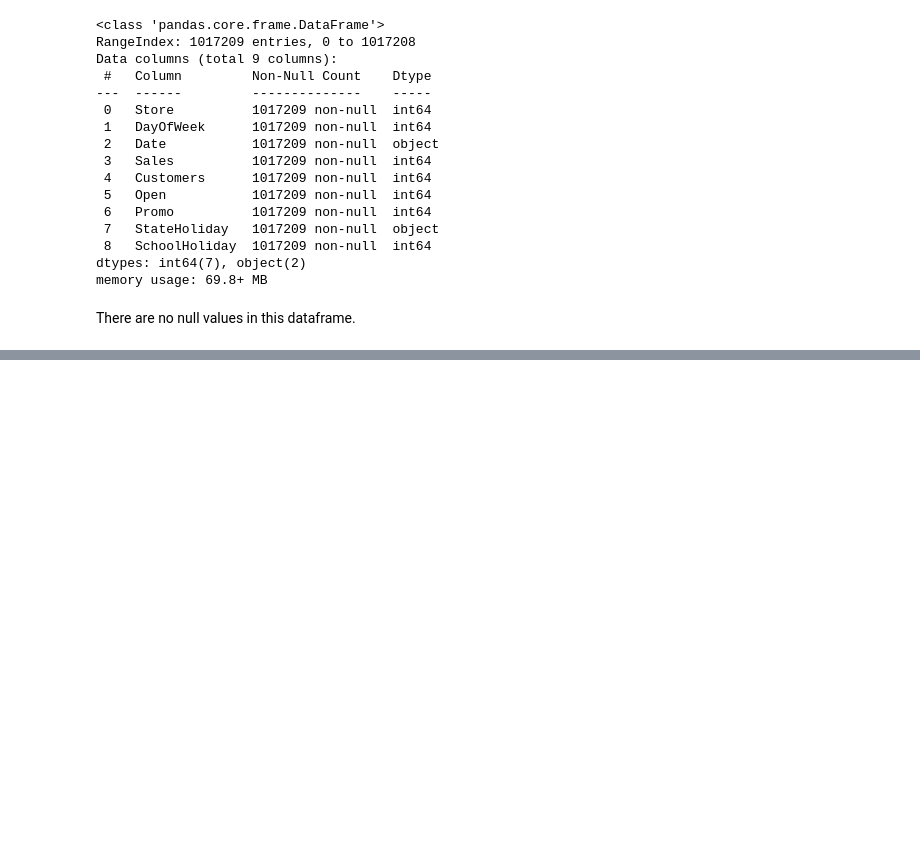
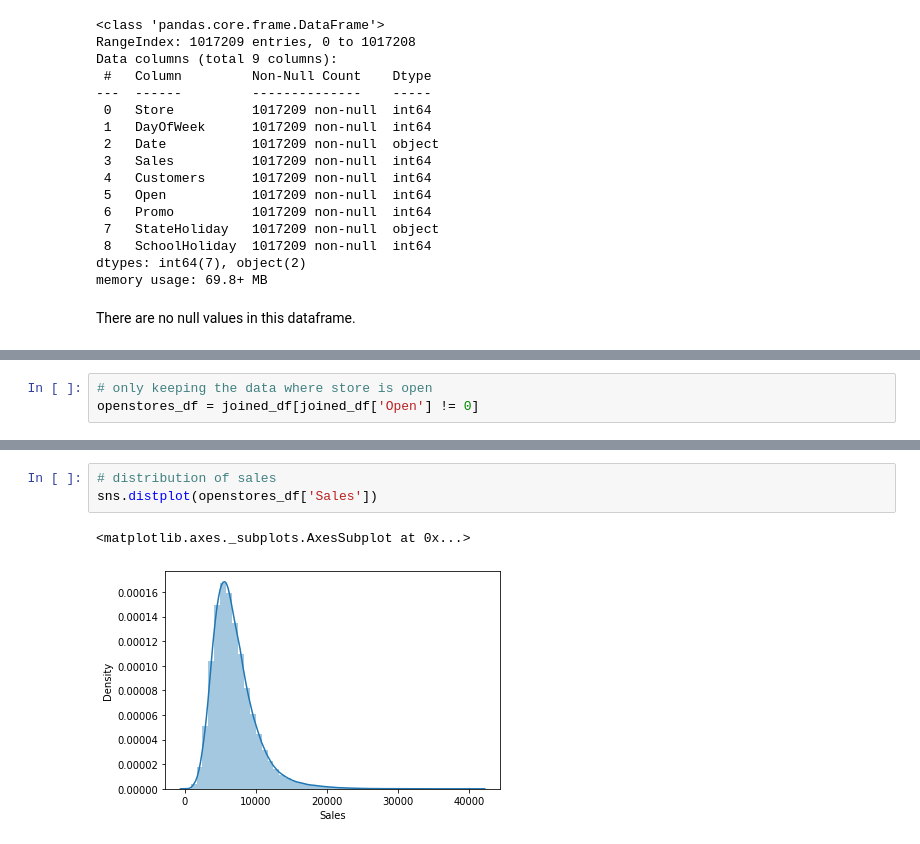
Before and after one commit to nihalhabeeb/Retail-Sales-Prediction, a Jupyter notebook: Retail_Sales_Prediction_Capstone_Project.ipynb, the cells around one changed output, grey strips where cells are left out. Cells and saved outputs as stored; diff of their text form; blank space fills up the shorter version.

```diff
--- a/Retail_Sales_Prediction_Capstone_Project.ipynb
+++ b/Retail_Sales_Prediction_Capstone_Project.ipynb
@@ -216,0 +282,3 @@ There are no null values in this dataframe.
+# %%
+# only keeping the data where store is open
+openstores_df = joined_df[joined_df['Open'] != 0]
@@ -216,0 +293,6 @@ There are no null values in this dataframe.
+# %%
+# distribution of sales
+sns.distplot(openstores_df['Sales'])
+# %% [output]
+<matplotlib.axes._subplots.AxesSubplot at 0x...>
+[figure, added]
```
Also changed, not shown: parts of 57 cells of this notebook.
